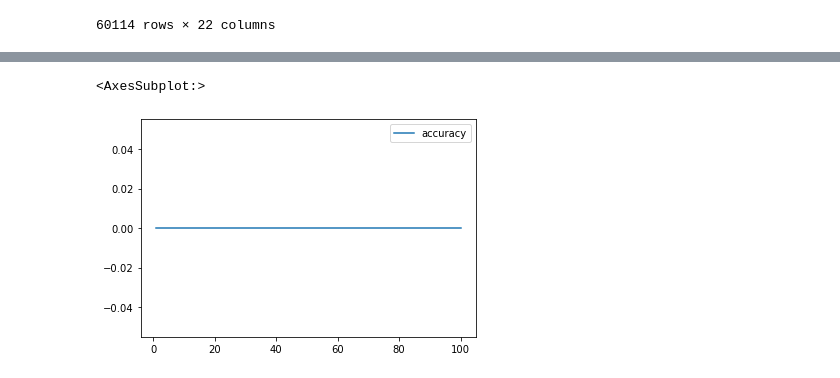
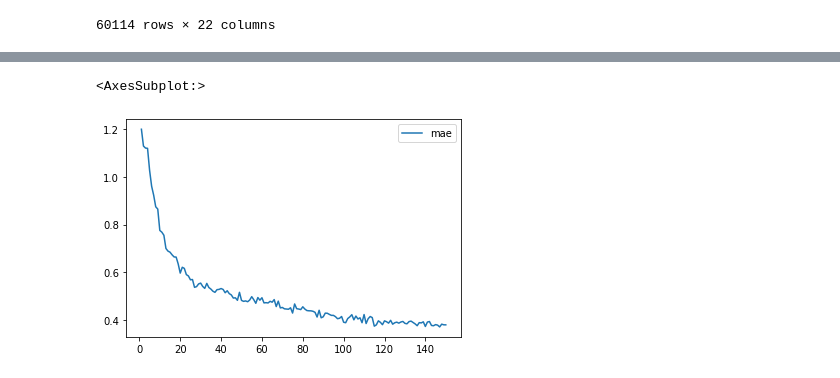
Before and after one commit to lmarksman/Project4, a Jupyter notebook: Final_Project_models.ipynb, the cells around one changed output, grey strips where cells are left out. Cells and saved outputs as stored; diff of their text form; code cells hidden in the pictures.

Commit message:
Adjustments to model

```diff
--- a/Final_Project_models.ipynb
+++ b/Final_Project_models.ipynb
@@ -44,5 +45,5 @@ tornado_data
 60114 rows × 22 columns
 # %%
 # Remove zeroes from Property Loss column
-tornado_data = tornado_data[tornado_data['Property_Loss'] > 0]
-tornado_data
+# tornado_data = tornado_data[tornado_data['Property_Loss'] > 0]
+# tornado_data
@@ -143,7 +112,8 @@ pd.read_sql_query('select * from tornado_data', con=engine).head()
 # Run prediction model - neural network
 # %%
 # Split our preprocessed data into our features and target arrays
+print(tornado_data["Property_Loss"].mean())
 y = tornado_data['Property_Loss']
-tornado_data = tornado_data.drop(columns=['Property_Loss', 'Date', 'Time'])
+tornado_data = tornado_data.drop(columns=['Property_Loss', 'Date', 'Time', 'State', 'Year', 'Day','Time_Zone', 'om','State_No'])
 tornado_data.head()
 # %% [output]
@@ -176,13 +147,13 @@ X_test_scaled = X_scaler.transform(X_test)
 nn_model = tf.keras.models.Sequential()
 
 # Add our first Dense layer, including the input layer
-nn_model.add(tf.keras.layers.Dense(units=6, activation="relu", input_dim=70))
+nn_model.add(tf.keras.layers.Dense(units=200, activation="relu", input_dim=14))
 
 # Second hidden layer
-nn_model.add(tf.keras.layers.Dense(units=6, activation="relu"))
+nn_model.add(tf.keras.layers.Dense(units=100, activation="relu"))
 
 # Add the output layer that uses a probability activation function
-nn_model.add(tf.keras.layers.Dense(units=1, activation="sigmoid"))
+nn_model.add(tf.keras.layers.Dense(units=1))
 
 # Check the structure of the model
 nn_model.summary()
@@ -203,8 +174,8 @@ Non-trainable params: 0
 _________________________________________________________________
 # %%
 # Compile the Sequential model together and customize metrics
-nn_model.compile(loss="binary_crossentropy", optimizer="adam", metrics=["accuracy"])
+nn_model.compile(loss="mse", optimizer="rmsprop", metrics=["mae"])
 
 # Fit the model to the training data
-fit_model = nn_model.fit(X_train_scaled, y_train, epochs=100)
+fit_model = nn_model.fit(X_train_scaled, y_train, epochs=150)
 # %% [output]
@@ -240,9 +211,9 @@ history_df.plot(y="loss")
 # %%
 # Plot the accuracy
-history_df.plot(y="accuracy")
+history_df.plot(y="mae")
 # %% [output]
 <AxesSubplot:>
-[figure, old version]
+[figure, new version]
 # %%
 # Evaluate the model using the test data
 model_loss, model_accuracy = nn_model.evaluate(X_test_scaled,y_test,verbose=2)
```
Also changed, not shown: parts of 13 cells of this notebook.
